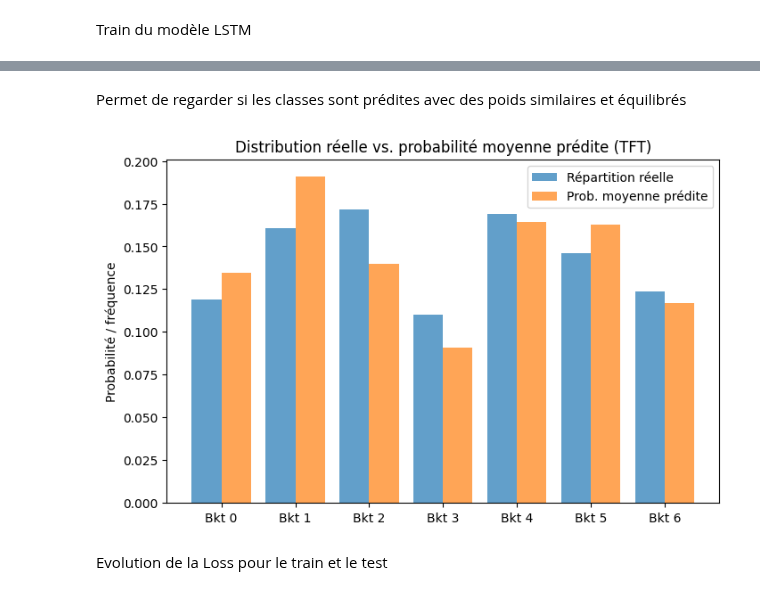
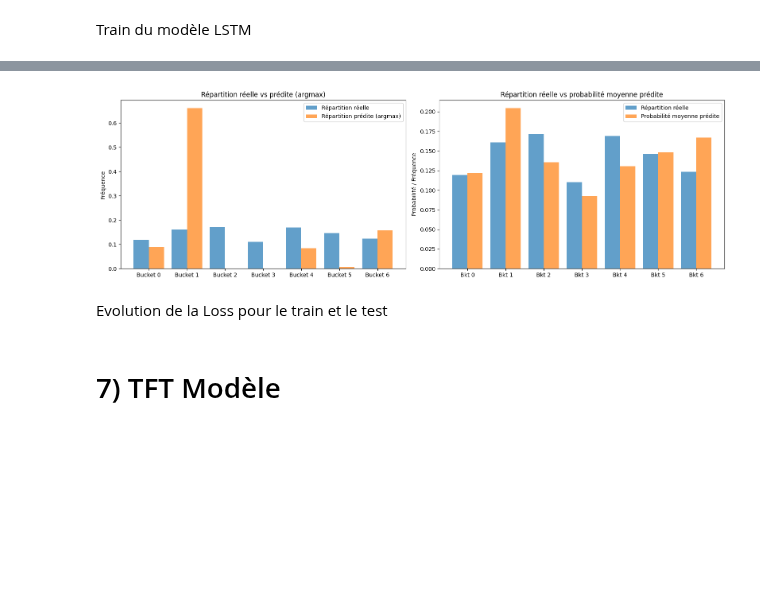
Before and after one commit to ugom2002/projet_DL, a Jupyter notebook: Projet_DL.ipynb, the cells around one changed output, grey strips where cells are left out. Drawn from its saved outputs; the diff is of its cells as text; code cells hidden in the pictures; blank space fills up the shorter version.

```diff
--- a/Projet_DL.ipynb
+++ b/Projet_DL.ipynb
@@ -512,17 +515,37 @@ plt.show()
-# %% [markdown]
-Permet de regarder si les classes sont prédites avec des poids similaires et équilibrés
 # %%
-mean_proba = y_proba.mean(axis=0)
+n_buckets = len(true_freq)  # Assurez-vous que `true_freq` et `y_proba` existent
+indices = np.arange(n_buckets)
+bar_width = 0.4
 
-plt.figure(figsize=(8,5))
-plt.bar(indices - bar_width/2, true_freq, width=bar_width, alpha=0.7, label="Répartition réelle")
-plt.bar(indices + bar_width/2, mean_proba, width=bar_width, alpha=0.7, label="Prob. moyenne prédite")
+# Distribution réelle vs Distribution prédite (argmax)
+plt.figure(figsize=(16, 5))
+
+# Graphique 1 : Répartition réelle vs prédite (argmax)
+plt.subplot(1, 2, 1)
+plt.bar(indices - bar_width / 2, true_freq, width=bar_width, alpha=0.7, label="Répartition réelle")
+plt.bar(indices + bar_width / 2, pred_freq, width=bar_width, alpha=0.7, label="Répartition prédite (argmax)")
+plt.xticks(indices, [f"Bucket {i}" for i in indices])
+plt.ylabel("Fréquence")
+plt.title("Répartition réelle vs prédite (argmax)")
+plt.legend()
+
+# Distribution réelle vs Probabilité moyenne prédite
+mean_proba = y_proba.mean(axis=0)  # Probabilités moyennes prédites
+
+# Graphique 2 : Répartition réelle vs probabilité moyenne
+plt.subplot(1, 2, 2)
+plt.bar(indices - bar_width / 2, true_freq, width=bar_width, alpha=0.7, label="Répartition réelle")
+plt.bar(indices + bar_width / 2, mean_proba, width=bar_width, alpha=0.7, label="Probabilité moyenne prédite")
 plt.xticks(indices, [f"Bkt {i}" for i in indices])
-plt.ylabel("Probabilité / fréquence")
-plt.title("Distribution réelle vs. probabilité moyenne prédite (TFT)")
+plt.ylabel("Probabilité / Fréquence")
+plt.title("Répartition réelle vs probabilité moyenne prédite")
 plt.legend()
+
+plt.tight_layout()
 plt.show()
 # %% [output]
-[figure, old version]
+[figure, new version]
 # %% [markdown]
 Evolution de la Loss pour le train et le test
+# %% [markdown]
+# 7) TFT Modèle
```
Also changed, not shown: parts of 27 cells of this notebook.
